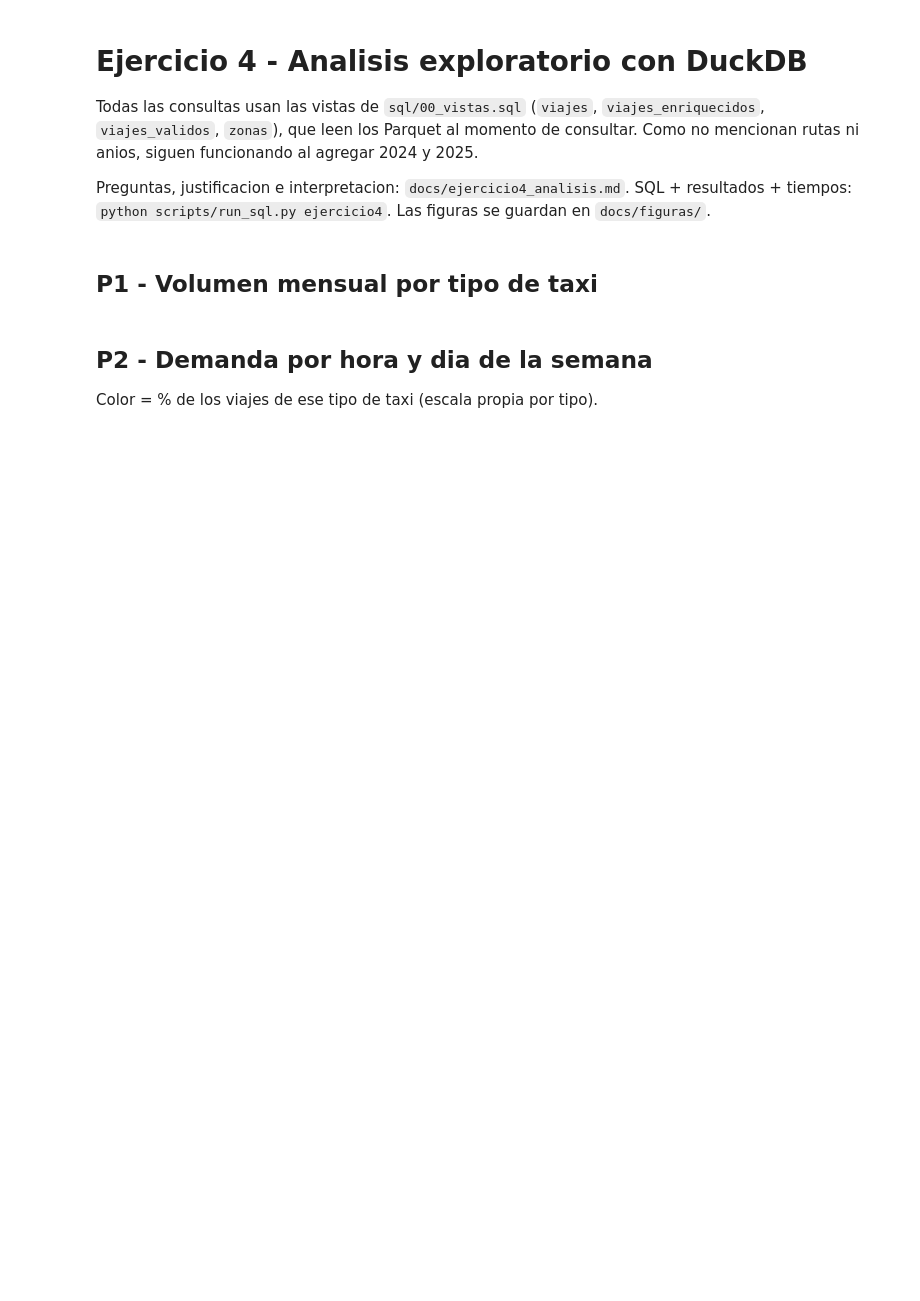
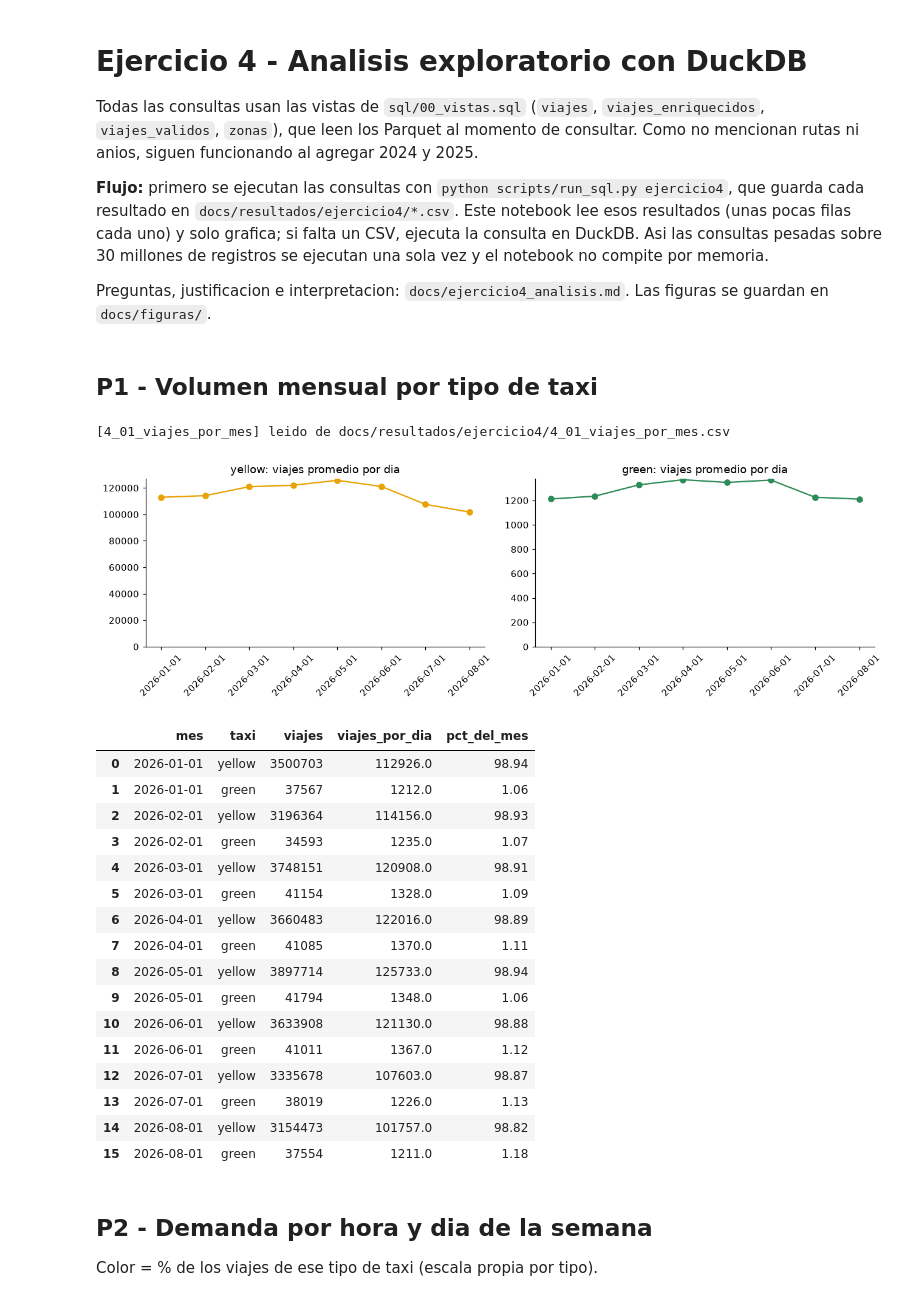
Before and after one commit to nicollegordillo/duckdb, a Jupyter notebook: notebooks/ejercicio4_analisis.ipynb, the cells around one changed output. Cells and saved outputs as stored; diff of their text form; code cells hidden in the pictures; blank space fills up the shorter version.

```diff
--- a/notebooks/ejercicio4_analisis.ipynb
+++ b/notebooks/ejercicio4_analisis.ipynb
@@ -3,7 +3,9 @@
 
 Todas las consultas usan las vistas de `sql/00_vistas.sql` (`viajes`, `viajes_enriquecidos`, `viajes_validos`, `zonas`), que leen los Parquet al momento de consultar. Como no mencionan rutas ni anios, siguen funcionando al agregar 2024 y 2025.
 
-Preguntas, justificacion e interpretacion: `docs/ejercicio4_analisis.md`. SQL + resultados + tiempos: `python scripts/run_sql.py ejercicio4`. Las figuras se guardan en `docs/figuras/`.
+**Flujo:** primero se ejecutan las consultas con `python scripts/run_sql.py ejercicio4`, que guarda cada resultado en `docs/resultados/ejercicio4/*.csv`. Este notebook lee esos resultados (unas pocas filas cada uno) y solo grafica; si falta un CSV, ejecuta la consulta en DuckDB. Asi las consultas pesadas sobre 30 millones de registros se ejecutan una sola vez y el notebook no compite por memoria.
+
+Preguntas, justificacion e interpretacion: `docs/ejercicio4_analisis.md`. Las figuras se guardan en `docs/figuras/`.
 # %%
 import sys
 from pathlib import Path
@@ -26,6 +28,17 @@ def correr(archivo):
     return df
 
 con = conectar()
+DIR_RES = RAIZ_REPO / "docs" / "resultados" / "ejercicio4"
+
+def cargar(archivo):
+    """Lee el CSV que genero scripts/run_sql.py para esa consulta.
+    Si no existe, ejecuta la consulta en DuckDB."""
+    csv = DIR_RES / (Path(archivo).stem + ".csv")
+    if csv.exists():
+        print(f"[{Path(archivo).stem}] leido de {csv.relative_to(RAIZ_REPO)}")
+        return pd.read_csv(csv)
+    return correr(archivo)
+
 import matplotlib.pyplot as plt
 import numpy as np
 
@@ -42,16 +55,36 @@ def guardar(fig, nombre):
 # %% [markdown]
 ## P1 - Volumen mensual por tipo de taxi
 # %%
-p1 = correr("sql/ejercicio4/4_01_viajes_por_mes.sql")
+p1 = cargar("sql/ejercicio4/4_01_viajes_por_mes.sql")
 fig, ejes = plt.subplots(1, 2, figsize=(12, 3.8))
 for eje, taxi in zip(ejes, ["yellow", "green"]):
     d = p1[p1.taxi == taxi]
     eje.plot(d.mes, d.viajes_por_dia, marker="o", color=COLOR[taxi])
     eje.set_title(f"{taxi}: viajes promedio por dia")
     eje.set_ylim(bottom=0)
     eje.tick_params(axis="x", rotation=45)
 guardar(fig, "p1_viajes_por_mes")
 p1
+# %% [output]
+[4_01_viajes_por_mes] leido de docs/resultados/ejercicio4/4_01_viajes_por_mes.csv
+[figure, added]
+|  | mes | taxi | viajes | viajes_por_dia | pct_del_mes |
+| 0 | 2026-01-01 | yellow | 3500703 | 112926.0 | 98.94 |
+| 1 | 2026-01-01 | green | 37567 | 1212.0 | 1.06 |
+| 2 | 2026-02-01 | yellow | 3196364 | 114156.0 | 98.93 |
+| 3 | 2026-02-01 | green | 34593 | 1235.0 | 1.07 |
+| 4 | 2026-03-01 | yellow | 3748151 | 120908.0 | 98.91 |
+| 5 | 2026-03-01 | green | 41154 | 1328.0 | 1.09 |
+| 6 | 2026-04-01 | yellow | 3660483 | 122016.0 | 98.89 |
+| 7 | 2026-04-01 | green | 41085 | 1370.0 | 1.11 |
+| 8 | 2026-05-01 | yellow | 3897714 | 125733.0 | 98.94 |
+| 9 | 2026-05-01 | green | 41794 | 1348.0 | 1.06 |
+| 10 | 2026-06-01 | yellow | 3633908 | 121130.0 | 98.88 |
+| 11 | 2026-06-01 | green | 41011 | 1367.0 | 1.12 |
+| 12 | 2026-07-01 | yellow | 3335678 | 107603.0 | 98.87 |
+| 13 | 2026-07-01 | green | 38019 | 1226.0 | 1.13 |
+| 14 | 2026-08-01 | yellow | 3154473 | 101757.0 | 98.82 |
+| 15 | 2026-08-01 | green | 37554 | 1211.0 | 1.18 |
 # %% [markdown]
 ## P2 - Demanda por hora y dia de la semana
 
```
Also changed, not shown: parts of 11 cells of this notebook, 34 other files.
